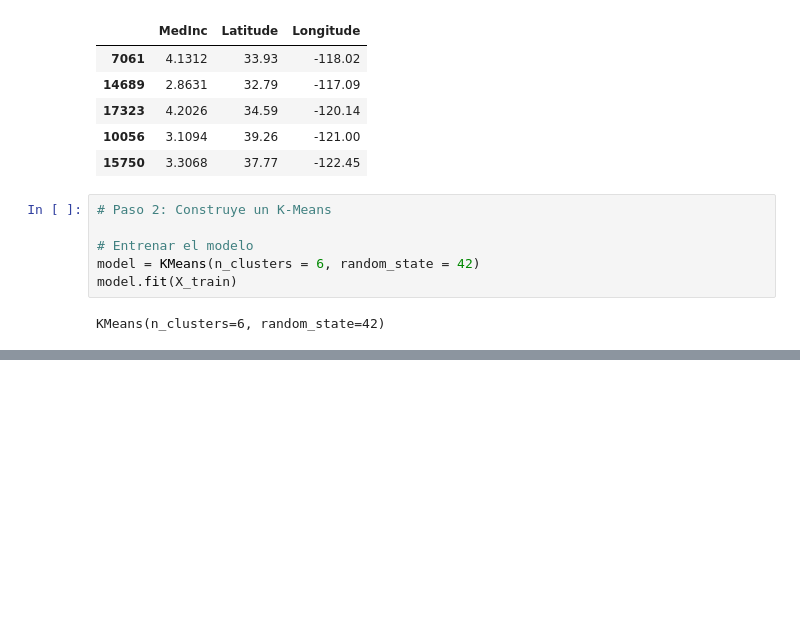
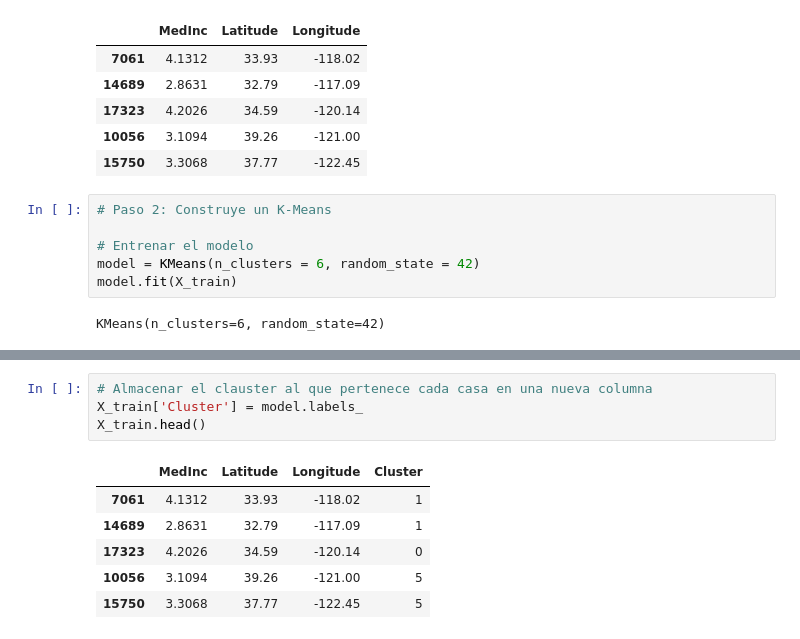
Before and after one commit to 4GeeksAcademy/Wiston_Travieso-Proyecto-Tutorial-K-Medias, a Jupyter notebook: src/explore.ipynb, the cells around one changed output, grey strips where cells are left out. Drawn from its saved outputs; the diff is of its cells as text; blank space fills up the shorter version.

```diff
--- a/src/explore.ipynb
+++ b/src/explore.ipynb
@@ -86,0 +73,11 @@ plt.show()
+# %%
+# Almacenar el clauster al que pertenece cada casa en una nueva columna
+X_train['Cluster'] = model.labels_
+X_train.head()
+# %% [output]
+|  | MedInc | Latitude | Longitude | Cluster |
+| 7061 | 4.1312 | 33.93 | -118.02 | 1 |
+| 14689 | 2.8631 | 32.79 | -117.09 | 1 |
+| 17323 | 4.2026 | 34.59 | -120.14 | 0 |
+| 10056 | 3.1094 | 39.26 | -121.00 | 5 |
+| 15750 | 3.3068 | 37.77 | -122.45 | 5 |
```
Also changed, not shown: parts of 2 cells of this notebook.
